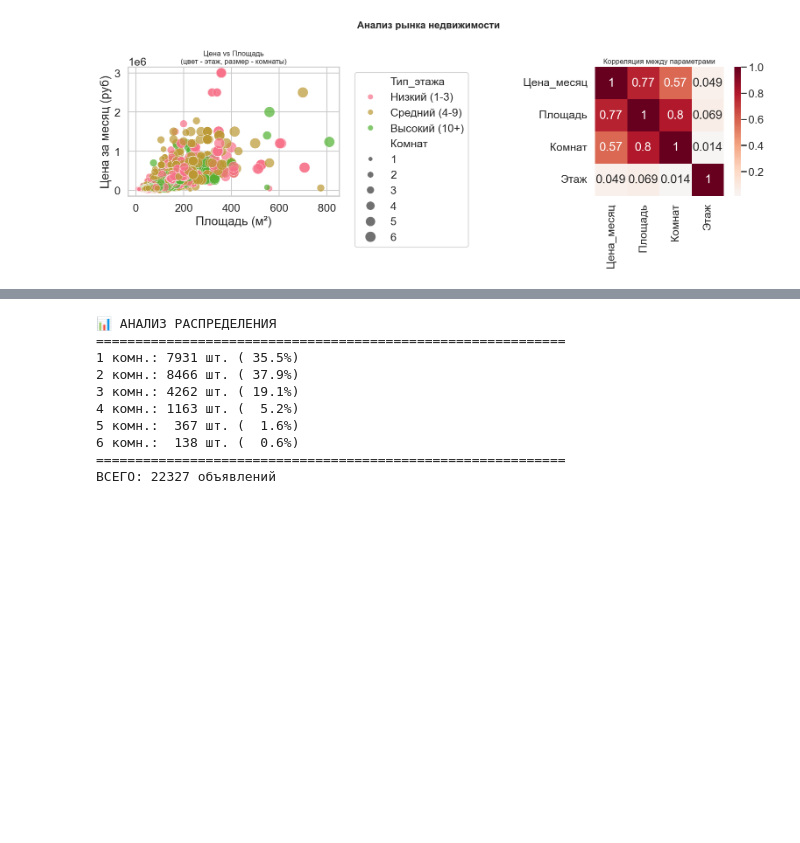
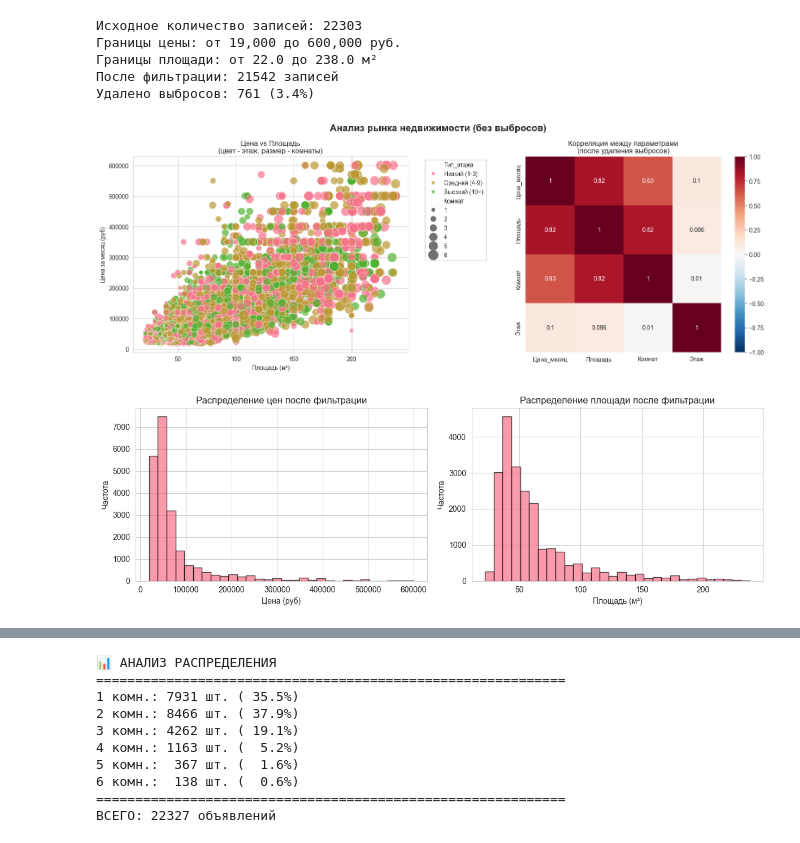
Before and after one commit to IvanScatana/final-project-sale-and-rental-of-estate, a Jupyter notebook: notebooks/EDA.ipynb, the cells around one changed output, grey strips where cells are left out. Saved outputs shown, nothing was run; the diff lists cells and outputs as text; code cells hidden in the pictures; blank space fills up the shorter version.

```diff
--- a/notebooks/EDA.ipynb
+++ b/notebooks/EDA.ipynb
@@ -34,8 +34,32 @@ df_clean = pd.DataFrame({
 # Удаляем пропуски если есть
 df_clean = df_clean.dropna()
 
-# Создаем категории для наглядности
-df_clean['Тип_этажа'] = pd.cut(df_clean['Этаж'],
+# ПРИМЕНЯЕМ ФИЛЬТРАЦИЮ ПО ПЕРЦЕНТИЛЯМ
+print(f"Исходное количество записей: {len(df_clean)}")
+
+# Вычисляем перцентили
+price_p1 = df_clean['Цена_месяц'].quantile(0.01)
+price_p99 = df_clean['Цена_месяц'].quantile(0.99)
+area_p1 = df_clean['Площадь'].quantile(0.01)
+area_p99 = df_clean['Площадь'].quantile(0.99)
+
+print(f"Границы цены: от {price_p1:,.0f} до {price_p99:,.0f} руб.")
+print(f"Границы площади: от {area_p1:.1f} до {area_p99:.1f} м²")
+
+# Применяем фильтр
+mask = (
+    (df_clean['Цена_месяц'] >= price_p1) & (df_clean['Цена_месяц'] <= price_p99) &
+    (df_clean['Площадь'] >= area_p1) & (df_clean['Площадь'] <= area_p99)
+)
+
+df_clean_filtered = df_clean[mask].copy()  # .copy() чтобы избежать предупреждений
+
+print(f"После фильтрации: {len(df_clean_filtered)} записей")
+print(f"Удалено выбросов: {len(df_clean) - len(df_clean_filtered)} "
+      f"({((len(df_clean) - len(df_clean_filtered))/len(df_clean)*100):.1f}%)")
+
+# Создаем категории для наглядности (работаем с отфильтрованными данными)
+df_clean_filtered['Тип_этажа'] = pd.cut(df_clean_filtered['Этаж'],
                                bins=[0, 3, 9, 33],
                                labels=['Низкий (1-3)', 'Средний (4-9)', 'Высокий (10+)'])
 
@@ -45,43 +69,65 @@ sns.set_palette("husl")
 
 # Создаем сетку из 1x2 графиков
 fig, axes = plt.subplots(1, 2, figsize=(16, 6))
-fig.suptitle('Анализ рынка недвижимости', fontsize=16, fontweight='bold')
+fig.suptitle('Анализ рынка недвижимости (без выбросов)', fontsize=16, fontweight='bold')
 
 # 1. Главный график: Цена vs Площадь (размер = комнаты, цвет = этаж)
 scatter = sns.scatterplot(
-    data=df_clean,
+    data=df_clean_filtered,
     x='Площадь',
     y='Цена_месяц',
     hue='Тип_этажа',
     size='Комнат',
     sizes=(50, 300),
     alpha=0.7,
     ax=axes[0]
 )
 axes[0].set_title('Цена vs Площадь\n(цвет - этаж, размер - комнаты)', fontsize=12)
 axes[0].set_xlabel('Площадь (м²)')
 axes[0].set_ylabel('Цена за месяц (руб)')
 axes[0].legend(bbox_to_anchor=(1.05, 1), loc='upper left')
 
 # 2. Тепловая карта корреляций
-# Выбираем только числовые колонки
 numeric_cols = ['Цена_месяц', 'Площадь', 'Комнат', 'Этаж']
-corr_matrix = df_clean[numeric_cols].corr()
+corr_matrix = df_clean_filtered[numeric_cols].corr()
 
 sns.heatmap(
     corr_matrix,
     annot=True,
     cmap='RdBu_r',
     center=0,
     square=True,
-    ax=axes[1]
+    ax=axes[1],
+    vmin=-1, vmax=1  # Добавил границы для корреляции
 )
-axes[1].set_title('Корреляция между параметрами', fontsize=12)
+axes[1].set_title('Корреляция между параметрами\n(после удаления выбросов)', fontsize=12)
 
 plt.tight_layout()
 plt.show()
+
+# Дополнительно: гистограммы для проверки распределения после фильтрации
+fig, axes = plt.subplots(1, 2, figsize=(12, 4))
+
+axes[0].hist(df_clean_filtered['Цена_месяц'], bins=30, edgecolor='black', alpha=0.7)
+axes[0].set_title('Распределение цен после фильтрации')
+axes[0].set_xlabel('Цена (руб)')
+axes[0].set_ylabel('Частота')
+
+axes[1].hist(df_clean_filtered['Площадь'], bins=30, edgecolor='black', alpha=0.7)
+axes[1].set_title('Распределение площади после фильтрации')
+axes[1].set_xlabel('Площадь (м²)')
+axes[1].set_ylabel('Частота')
+
+plt.tight_layout()
+plt.show()
 # %% [output]
+Исходное количество записей: 22303
+Границы цены: от 19,000 до 600,000 руб.
+Границы площади: от 22.0 до 238.0 м²
+После фильтрации: 21542 записей
+Удалено выбросов: 761 (3.4%)
-[figure, old version]
+[figure, new version]
+[figure, added]
 # %%
 # Ваши очищенные данные
 df_clean = pd.DataFrame({
```
Also changed, not shown: parts of 2 cells of this notebook, 2 other files.
